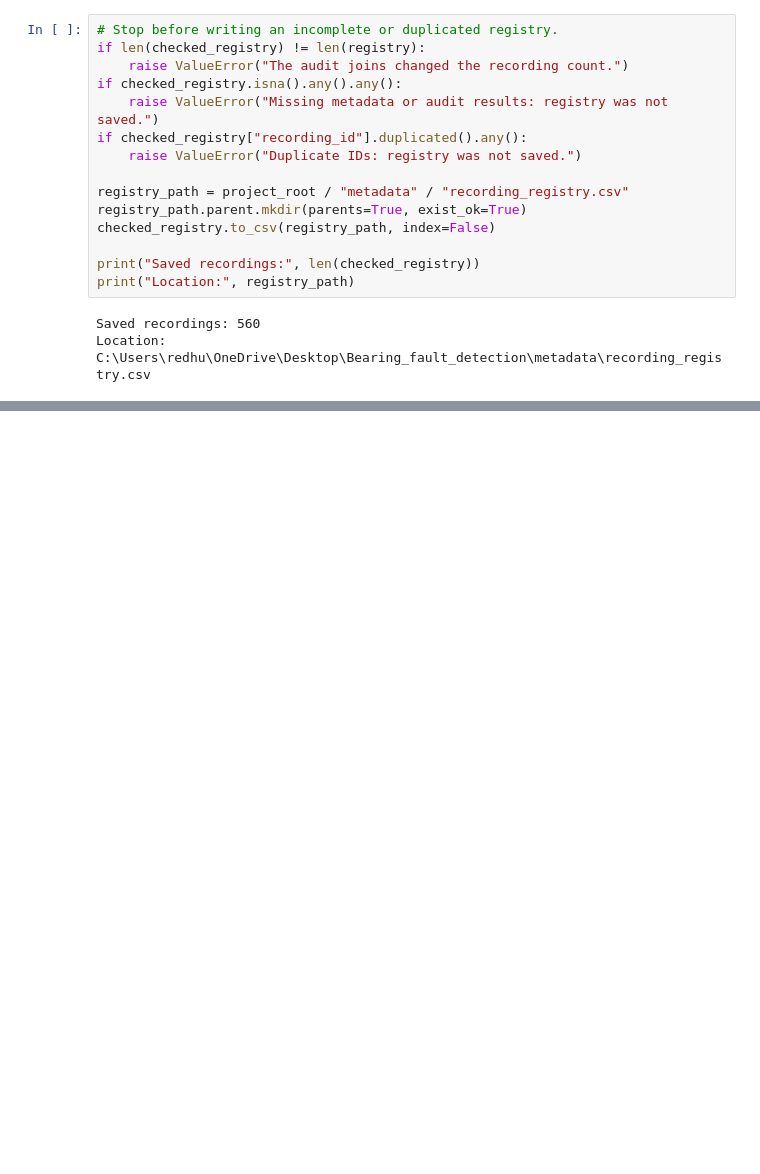
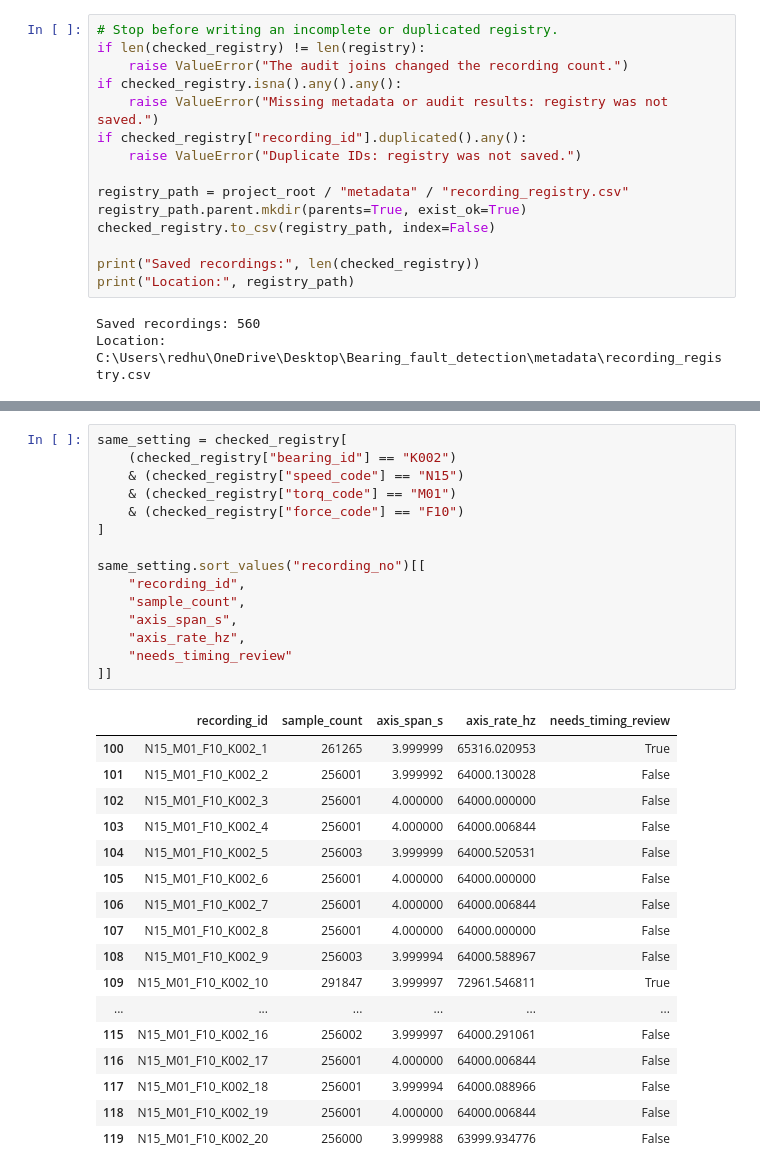
Before and after one commit to amitkumar981/Bearing-fault-detection-, a Jupyter notebook: notebooks/02_data_preparation.ipynb, the cells around one changed output, grey strips where cells are left out. Drawn from its saved outputs; the diff is of its cells as text; blank space fills up the shorter version.

```diff
--- a/notebooks/02_data_preparation.ipynb
+++ b/notebooks/02_data_preparation.ipynb
@@ -1020,0 +1051,33 @@ Location: C:\Users\redhu\OneDrive\Desktop\Bearing_fault_detection\metadata\recor
+# %%
+same_setting = checked_registry[
+    (checked_registry["bearing_id"] == "K002")
+    & (checked_registry["speed_code"] == "N15")
+    & (checked_registry["torq_code"] == "M01")
+    & (checked_registry["force_code"] == "F10")
+]
+
+same_setting.sort_values("recording_no")[[
+    "recording_id",
+    "sample_count",
+    "axis_span_s",
+    "axis_rate_hz",
+    "needs_timing_review"
+]]
+# %% [output]
+|  | recording_id | sample_count | axis_span_s | axis_rate_hz | needs_timing_review |
+| 100 | N15_M01_F10_K002_1 | 261265 | 3.999999 | 65316.020953 | True |
+| 101 | N15_M01_F10_K002_2 | 256001 | 3.999992 | 64000.130028 | False |
+| 102 | N15_M01_F10_K002_3 | 256001 | 4.000000 | 64000.000000 | False |
+| 103 | N15_M01_F10_K002_4 | 256001 | 4.000000 | 64000.006844 | False |
+| 104 | N15_M01_F10_K002_5 | 256003 | 3.999999 | 64000.520531 | False |
+| 105 | N15_M01_F10_K002_6 | 256001 | 4.000000 | 64000.000000 | False |
+| 106 | N15_M01_F10_K002_7 | 256001 | 4.000000 | 64000.006844 | False |
+| 107 | N15_M01_F10_K002_8 | 256001 | 4.000000 | 64000.000000 | False |
+| 108 | N15_M01_F10_K002_9 | 256003 | 3.999994 | 64000.588967 | False |
+| 109 | N15_M01_F10_K002_10 | 291847 | 3.999997 | 72961.546811 | True |
+| ... | ... | ... | ... | ... | ... |
+| 115 | N15_M01_F10_K002_16 | 256002 | 3.999997 | 64000.291061 | False |
+| 116 | N15_M01_F10_K002_17 | 256001 | 4.000000 | 64000.006844 | False |
+| 117 | N15_M01_F10_K002_18 | 256001 | 3.999994 | 64000.088966 | False |
+| 118 | N15_M01_F10_K002_19 | 256001 | 4.000000 | 64000.006844 | False |
+| 119 | N15_M01_F10_K002_20 | 256000 | 3.999988 | 63999.934776 | False |
```
Also changed, not shown: parts of 6 cells of this notebook, 1 other file.
